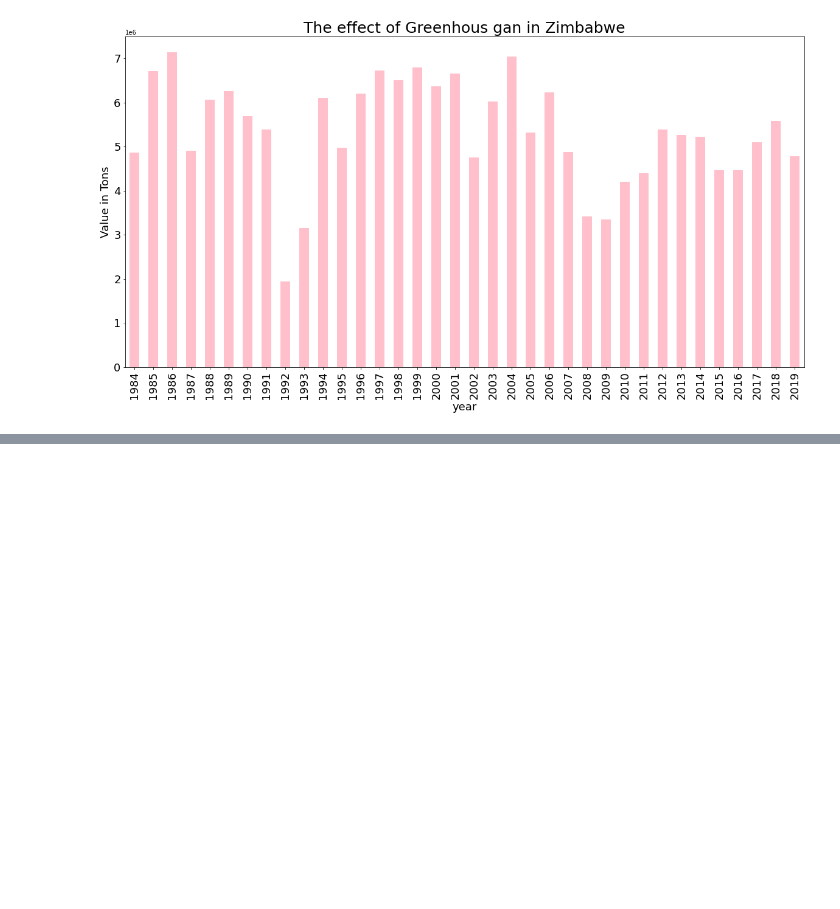
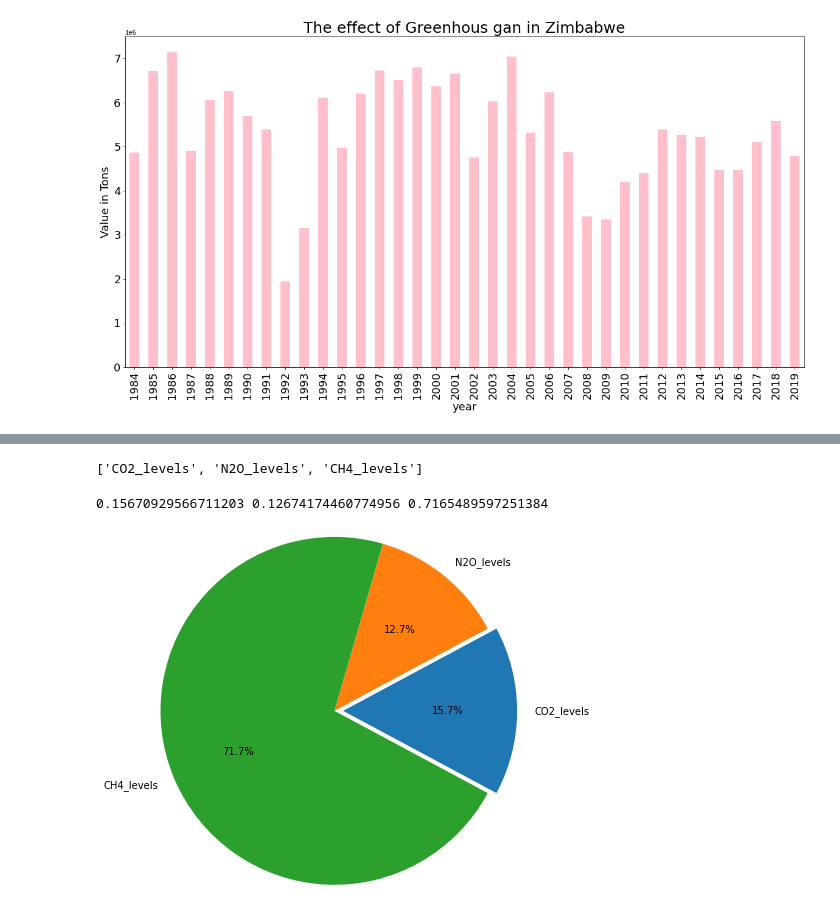
Before and after one commit to InbarIsraeli/Data-science-project, a Jupyter notebook: Visualization_Gas_State.ipynb, the cells around one changed output, grey strips where cells are left out. Saved outputs shown, nothing was run; the diff lists cells and outputs as text; code cells hidden in the pictures; blank space fills up the shorter version.

```diff
--- a/Visualization_Gas_State.ipynb
+++ b/Visualization_Gas_State.ipynb
@@ -99,0 +132,39 @@ Text(0.5, 0, 'year')
+# %%
+gas_series = df_gas_State['Afghanistan'].value_counts()
+gas_values = list(gas_series.values)
+gas_index = ['CO2_levels', 'N2O_levels', 'CH4_levels']
+gas_colors = ['#E74C3C', '#F1C40F', '#27AE60']
+
+# status_series = animals_df['Status'].value_counts()
+# status_values = status_series.values.tolist()
+# status_index = ['Safe animals', 'Endangered']
+# status_colors = ['#27AE60', '#E74C3C']
+
+# fig, axs = plt.subplots(1,2, figsize=(16,5))
+
+# axs[0].pie(gas_values, labels=gas_index, autopct='%1.1f%%', shadow=True, startangle=90,
+#            explode=(0.05, 0.05, 0.05), radius=1.5, colors=gas_colors, textprops={'fontsize':15})
+# # axs[1].pie(status_values, labels=status_index, autopct='%1.1f%%', shadow=True,
+# #            startangle=90, explode=(0.05, 0.05), radius=1.5, colors=status_colors, textprops={'fontsize':15})
+
+# fig.suptitle('Afghanistan')
+print(gas_index)
+# %% [output]
+['CO2_levels', 'N2O_levels', 'CH4_levels']
+# %%
+#CO2_levels	N2O_levels	CH4_levels#in 2019 the gas levels where:
+#410.5	332.0	1877
+sum=410.5+332+1877
+x=410.5/sum
+y=332/sum
+z=1877/sum
+print(x,y,z)
+
+plt.axis("equal")
+lab=['CO2_levels', 'N2O_levels','CH4_levels']
+ratios=[x,y,z]
+plt.pie(ratios,data=df_gas_State,labels=lab,radius=2,autopct='%1.1f%%',explode = [0.1, 0, 0],startangle=(-180 * ratios[0]))
+plt.show()
+# %% [output]
+0.15670929566711203 0.12674174460774956 0.7165489597251384
+[figure, added]
```
Also changed, not shown: parts of 3 cells of this notebook.
